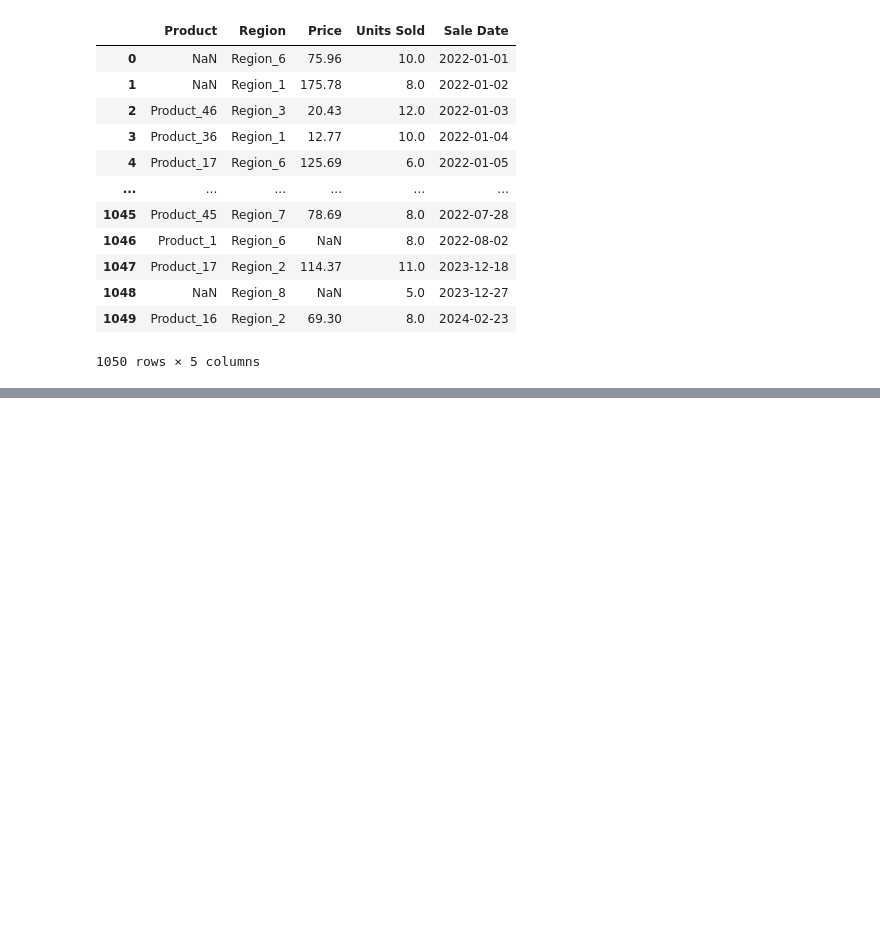
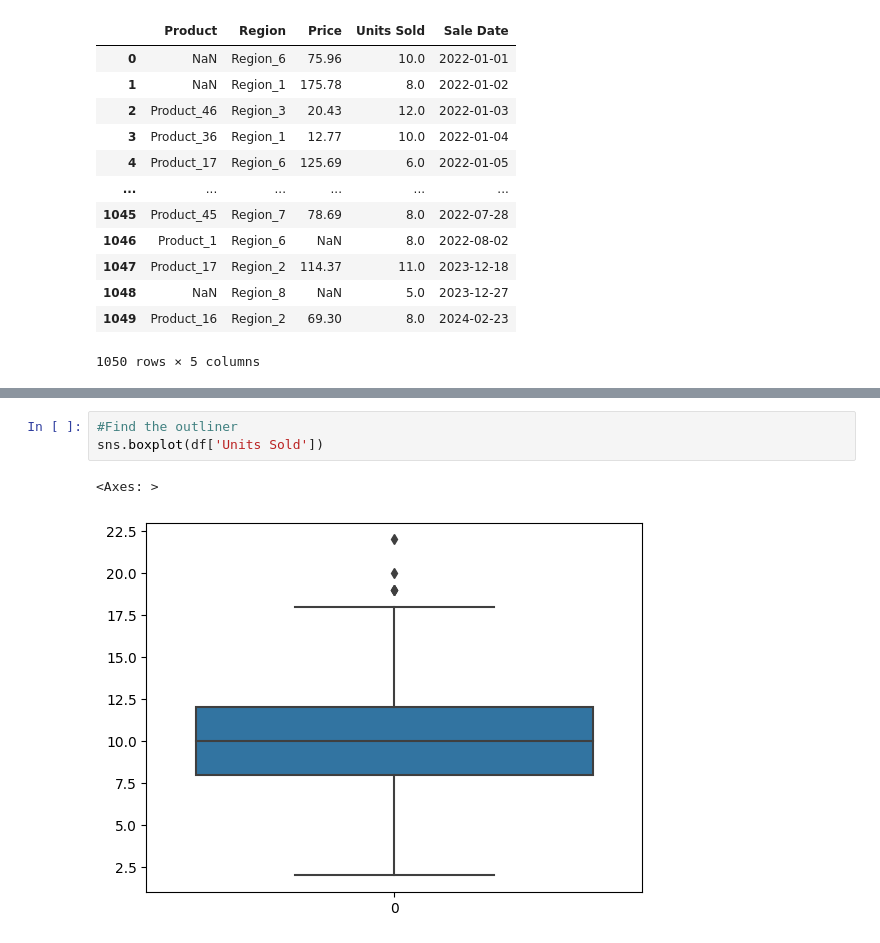
Before and after one commit to LuyiLiuAmber/Luyi, a Jupyter notebook: assignment 1/Luyi Liu_assign1.ipynb, the cells around one changed output, grey strips where cells are left out. Saved outputs shown, nothing was run; the diff lists cells and outputs as text; blank space fills up the shorter version.

```diff
--- a/assignment 1/Luyi Liu_assign1.ipynb
+++ b/assignment 1/Luyi Liu_assign1.ipynb
@@ -38,0 +138,6 @@ memory usage: 41.1+ KB
+# %%
+#Find the outliner
+sns.boxplot(df['Units Sold'])
+# %% [output]
+<Axes: >
+[figure, added]
```
Also changed, not shown: parts of 31 cells of this notebook.
